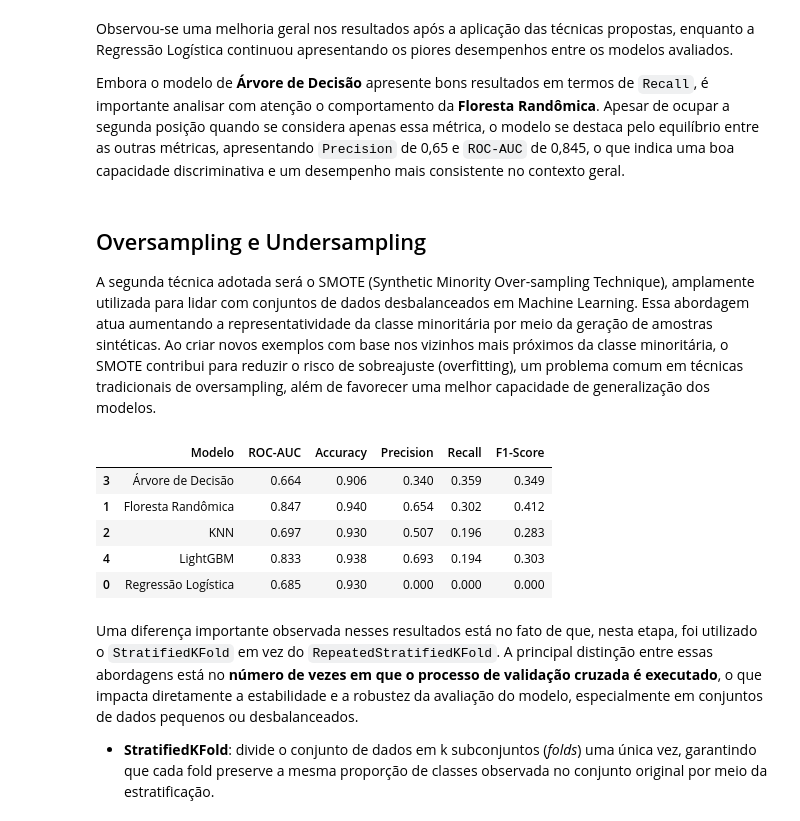
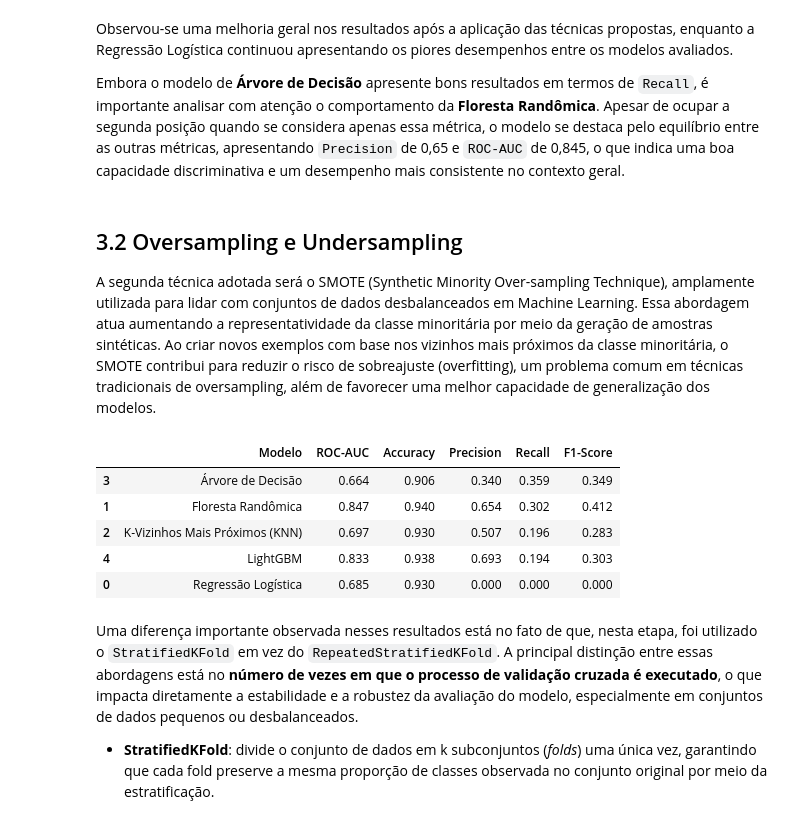
Before and after one commit to rrafahenrique/Modelo-Preditivo-Inadimplencia, a Jupyter notebook: DESAFIO - PARTE III.ipynb, the cells around one changed output. Drawn from its saved outputs; the diff is of its cells as text; code cells hidden in the pictures.

```diff
--- a/DESAFIO - PARTE III.ipynb
+++ b/DESAFIO - PARTE III.ipynb
@@ -128,17 +128,17 @@ Observou-se uma melhoria geral nos resultados após a aplicação das técnicas
 
 Embora o modelo de **Árvore de Decisão** apresente bons resultados em termos de `Recall`, é importante analisar com atenção o comportamento da **Floresta Randômica**. Apesar de ocupar a segunda posição quando se considera apenas essa métrica, o modelo se destaca pelo equilíbrio entre as outras métricas, apresentando `Precision` de 0,65 e `ROC-AUC` de 0,845, o que indica uma boa capacidade discriminativa e um desempenho mais consistente no contexto geral.
 # %% [markdown]
-## Oversampling e Undersampling
+## 3.2 Oversampling e Undersampling
 A segunda técnica adotada será o SMOTE (Synthetic Minority Over-sampling Technique), amplamente utilizada para lidar com conjuntos de dados desbalanceados em Machine Learning. Essa abordagem atua aumentando a representatividade da classe minoritária por meio da geração de amostras sintéticas. Ao criar novos exemplos com base nos vizinhos mais próximos da classe minoritária, o SMOTE contribui para reduzir o risco de sobreajuste (overfitting), um problema comum em técnicas tradicionais de oversampling, além de favorecer uma melhor capacidade de generalização dos modelos.
 # %%
-# Processo leva pouco mais de 1 minuto
-df_sem_over = ml.validacao_cruzada(X, y)
-df_sem_over.sort_values('Recall', ascending = False).style.format("{:.3f}", subset = df_sem_over.select_dtypes(include="number").columns).background_gradient(cmap='Blues')
+# Processo leva aproximadamente 2 minuto
+df_padrao, modelos_padrao = ml.validacao_cruzada(X, y)
+df_padrao.sort_values('Recall', ascending = False).style.format("{:.3f}", subset = df_padrao.select_dtypes(include="number").columns).background_gradient(cmap='Blues')
 # %% [output]
 |  | Modelo | ROC-AUC | Accuracy | Precision | Recall | F1-Score |
 | 3 | Árvore de Decisão | 0.664 | 0.906 | 0.340 | 0.359 | 0.349 |
 | 1 | Floresta Randômica | 0.847 | 0.940 | 0.654 | 0.302 | 0.412 |
-| 2 | KNN | 0.697 | 0.930 | 0.507 | 0.196 | 0.283 |
+| 2 | K-Vizinhos Mais Próximos (KNN) | 0.697 | 0.930 | 0.507 | 0.196 | 0.283 |
 | 4 | LightGBM | 0.833 | 0.938 | 0.693 | 0.194 | 0.303 |
 | 0 | Regressão Logística | 0.685 | 0.930 | 0.000 | 0.000 | 0.000 |
 # %% [markdown]
```
Also changed, not shown: parts of 49 cells of this notebook, 6 other files.
